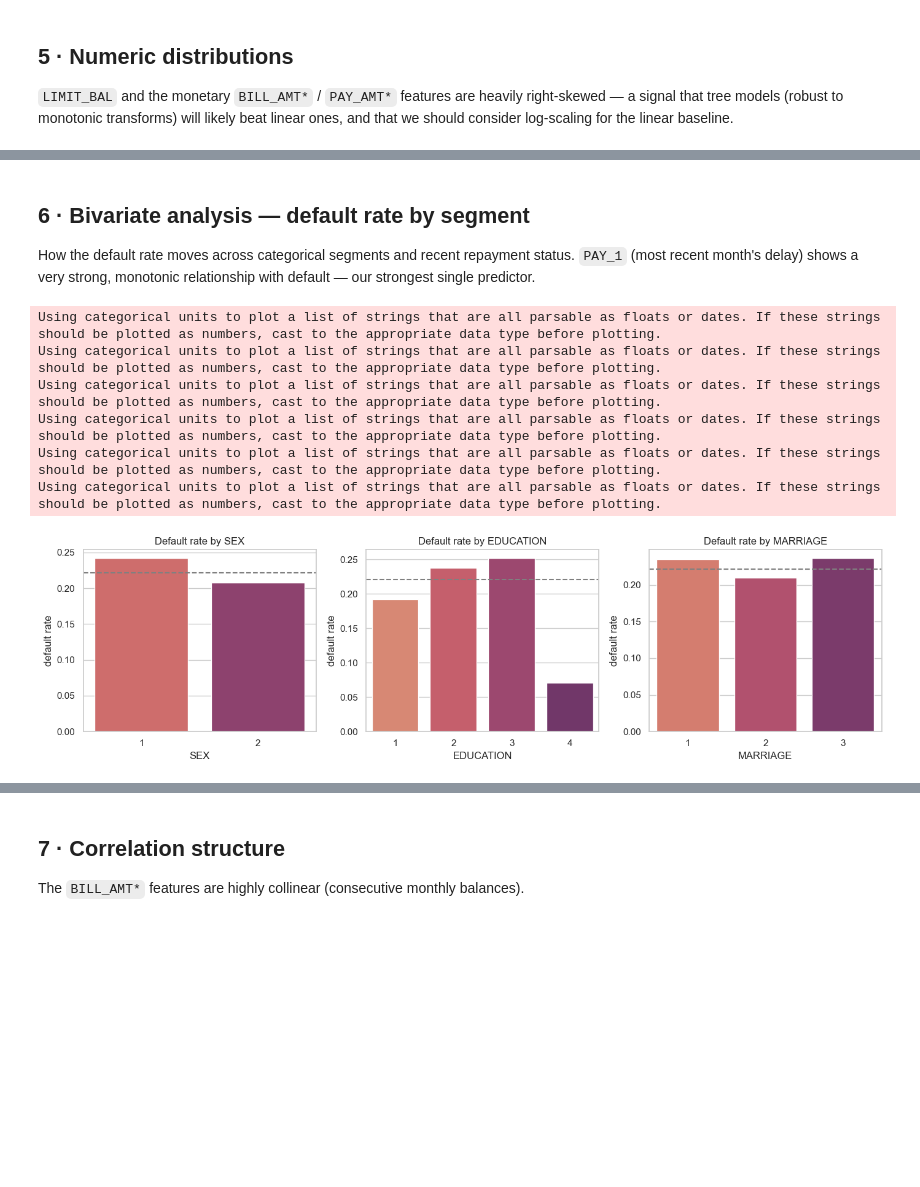
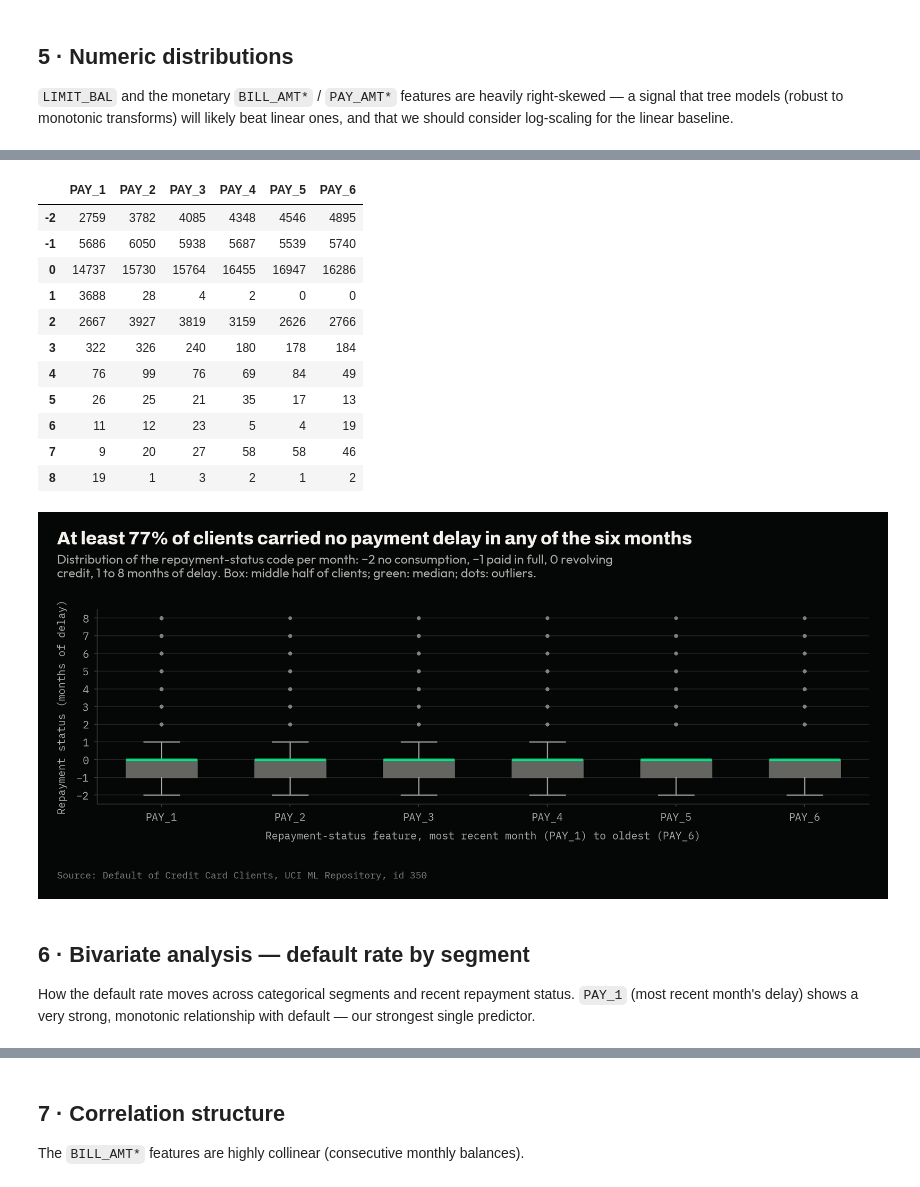
Before and after one commit to mauvilar/Proyectos-data-science, a Jupyter notebook: credit-risk-scoring/01_eda.ipynb, the cells around one changed output, grey strips where cells are left out. Cells and saved outputs as stored; diff of their text form; code cells hidden in the pictures; blank space fills up the shorter version.

```diff
--- a/credit-risk-scoring/01_eda.ipynb
+++ b/credit-risk-scoring/01_eda.ipynb
@@ -230,26 +245,52 @@ plt.show()
+# %%
+# Repayment-status features are ordinal (-2..8): months of payment delay.
+pay_dist = df[list(REPAYMENT_STATUS_FEATURES)].apply(pd.Series.value_counts).fillna(0).astype(int)
+display(pay_dist)
+no_delay = (df[list(REPAYMENT_STATUS_FEATURES)] <= 0).mean()
+fig, ax = plt.subplots(figsize=(11, 5))
+ax.boxplot(
+    [df[c] for c in REPAYMENT_STATUS_FEATURES],
+    tick_labels=list(REPAYMENT_STATUS_FEATURES),
+    widths=0.55,
+    patch_artist=True,
+    boxprops={"facecolor": PALETTE["neutral"], "edgecolor": PALETTE["neutral"]},
+    whiskerprops={"color": PALETTE["neutral_light"], "linewidth": 1.2},
+    capprops={"color": PALETTE["neutral_light"], "linewidth": 1.2},
+    medianprops={"color": PALETTE["green"], "linewidth": 2.4},
+    flierprops={"marker": "o", "markersize": 3.5, "markerfacecolor": PALETTE["faint"],
+                "markeredgecolor": "none"},
+)
+ax.set_yticks(range(-2, 9), [format_number(v) for v in range(-2, 9)])
+ax.set_xlabel("Repayment-status feature, most recent month (PAY_1) to oldest (PAY_6)")
+ax.set_ylabel("Repayment status (months of delay)")
+grid(ax, "y")
+compose(
+    fig,
+    f"At least {no_delay.min():.0%} of clients carried no payment delay in any of the six months",
+    "Distribution of the repayment-status code per month: −2 no consumption, −1 paid in full, "
+    "0 revolving credit, 1 to 8 months of delay. Box: middle half of clients; green: median; "
+    "dots: outliers.",
+    SOURCE,
+)
+fig.savefig(REPORTS / "repayment_status.png")
+plt.show()
+# %% [output]
+|  | PAY_1 | PAY_2 | PAY_3 | PAY_4 | PAY_5 | PAY_6 |
+| -2 | 2759 | 3782 | 4085 | 4348 | 4546 | 4895 |
+| -1 | 5686 | 6050 | 5938 | 5687 | 5539 | 5740 |
+| 0 | 14737 | 15730 | 15764 | 16455 | 16947 | 16286 |
+| 1 | 3688 | 28 | 4 | 2 | 0 | 0 |
+| 2 | 2667 | 3927 | 3819 | 3159 | 2626 | 2766 |
+| 3 | 322 | 326 | 240 | 180 | 178 | 184 |
+| 4 | 76 | 99 | 76 | 69 | 84 | 49 |
+| 5 | 26 | 25 | 21 | 35 | 17 | 13 |
+| 6 | 11 | 12 | 23 | 5 | 4 | 19 |
+| 7 | 9 | 20 | 27 | 58 | 58 | 46 |
+| 8 | 19 | 1 | 3 | 2 | 1 | 2 |
+[figure, added]
 # %% [markdown]
 ## 6 · Bivariate analysis — default rate by segment
 
 How the default rate moves across categorical segments and recent repayment status.
 `PAY_1` (most recent month's delay) shows a very strong, monotonic relationship with
 default — our strongest single predictor.
-# %%
-fig, axes = plt.subplots(1, 3, figsize=(14, 4))
-for ax, col in zip(axes, CATEGORICAL_FEATURES):
-    rate = df.groupby(col)[TARGET_COLUMN].mean().sort_index()
-    sns.barplot(x=rate.index.astype(str), y=rate.values, hue=rate.index.astype(str),
-                palette="flare", legend=False, ax=ax)
-    ax.axhline(df[TARGET_COLUMN].mean(), ls="--", c="grey", label="overall")
-    ax.set_title(f"Default rate by {col}")
-    ax.set_ylabel("default rate")
-fig.tight_layout()
-fig.savefig(REPORTS / "default_rate_categorical.png", dpi=120)
-plt.show()
-# %% [output]
-Using categorical units to plot a list of strings that are all parsable as floats or dates. If these strings should be plotted as numbers, cast to the appropriate data type before plotting.
-Using categorical units to plot a list of strings that are all parsable as floats or dates. If these strings should be plotted as numbers, cast to the appropriate data type before plotting.
-Using categorical units to plot a list of strings that are all parsable as floats or dates. If these strings should be plotted as numbers, cast to the appropriate data type before plotting.
-Using categorical units to plot a list of strings that are all parsable as floats or dates. If these strings should be plotted as numbers, cast to the appropriate data type before plotting.
-Using categorical units to plot a list of strings that are all parsable as floats or dates. If these strings should be plotted as numbers, cast to the appropriate data type before plotting.
-Using categorical units to plot a list of strings that are all parsable as floats or dates. If these strings should be plotted as numbers, cast to the appropriate data type before plotting.
-[figure, removed]
```
Also changed, not shown: parts of 11 cells of this notebook, 2 other files.
